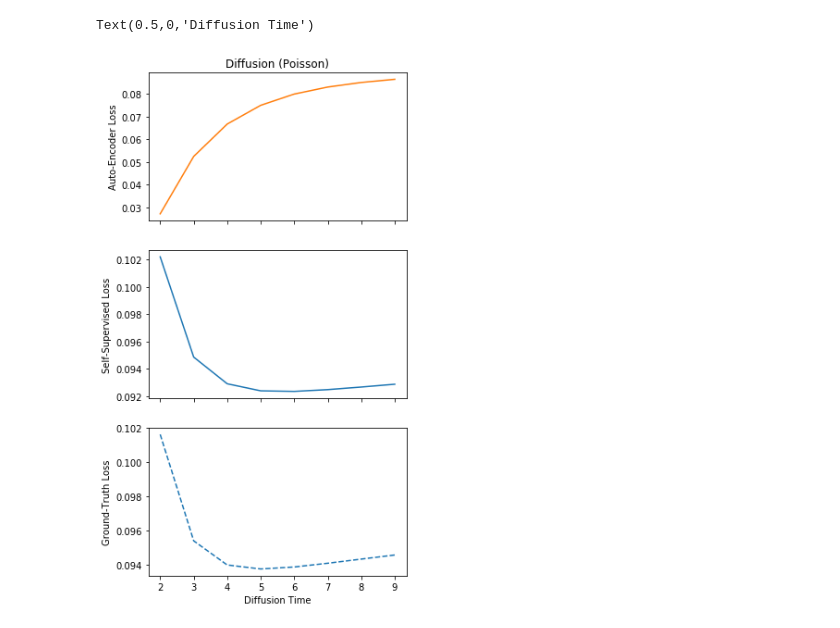
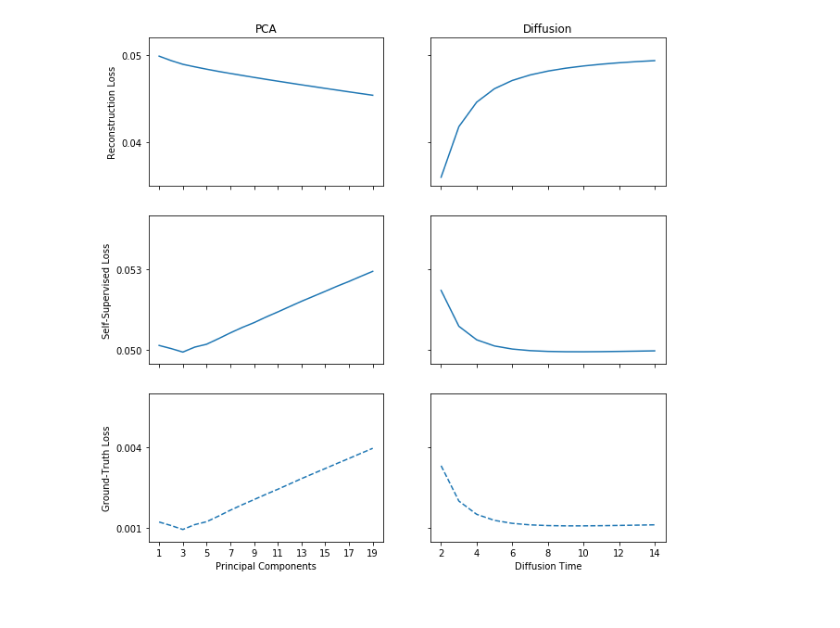
Before and after one commit to czbiohub-sf/molecular-cross-validation, a Jupyter notebook: src/noise2self_sc/Figure-Losses.ipynb, the cells around one changed output. Drawn from its saved outputs; the diff is of its cells as text; code cells hidden in the pictures.

```diff
--- a/src/noise2self_sc/Figure-Losses.ipynb
+++ b/src/noise2self_sc/Figure-Losses.ipynb
@@ -223,17 +85,38 @@ array([ 0.02330664,  0.00458014,  0.00058607, -0.00057283, -0.00112458,
-# %%
-f, (ax0, ax1, ax2) = plt.subplots(3, 1, sharex=True, figsize=(5, 10))
-
-init_time = 2
-
-ax0.plot(t_range[init_time:], ae_loss_diffusion_poisson[init_time:], color = 'C1')
-ax0.set_title("Diffusion (Poisson)")
-ax0.set_ylabel('Auto-Encoder Loss')
-
-ax1.plot(t_range[init_time:], ss_loss_diffusion_poisson[init_time:])
-ax1.set_ylabel('Self-Supervised Loss')
-ax2.plot(t_range[init_time:], gt_loss_diffusion_poisson[init_time:], '--')
-ax2.set_ylabel('Ground-Truth Loss')
-ax2.set_xlabel('Diffusion Time')
-# %% [output]
-Text(0.5,0,'Diffusion Time')
-[figure, removed]
+# %%
+sim_pca_mse = results['sim_pca_mse']
+sim_diffusion_mse = results['sim_diffusion_mse']
+
+fig, ax = plt.subplots(3, 2, sharex = 'col', sharey='row', figsize=(10,10))
+
+k_range = sim_pca_mse['param_range']
+ax[0,0].plot(k_range, sim_pca_mse['re_loss'])
+ax[0,0].set_title("PCA")
+ax[0,0].set_ylabel('Reconstruction Loss')
+ax[0,0].set_yticks([0.04, 0.05])
+ax[0,0].set_ylim(0.035, 0.052)
+
+displacement = 0.049
+ax[1,0].plot(k_range, sim_pca_mse['ss_loss'])
+ax[1,0].set_ylabel('Self-Supervised Loss')
+ax[1,0].set_yticks([0.05, 0.053])
+ax[1,0].set_ylim(0.0495, 0.055)
+
+ax[2,0].plot(k_range, sim_pca_mse['gt_loss'], '--')
+ax[2,0].set_ylabel('Ground-Truth Loss')
+ax[2,0].set_xlabel('Principal Components')
+ax[2,0].set_xticks(np.arange(1,20, 2))
+ax[2,0].set_yticks([0.05 - displacement, 0.053 - displacement])
+ax[2,0].set_ylim(0.0495 - displacement, 0.055 - displacement)
+
+init_time = 2
+t_range = sim_diffusion_mse['param_range']
+ax[0,1].plot(t_range[init_time:], sim_diffusion_mse['re_loss'][init_time:])
+ax[0,1].set_title("Diffusion")
+
+ax[1,1].plot(t_range[init_time:], sim_diffusion_mse['ss_loss'][init_time:])
+ax[2,1].plot(t_range[init_time:], sim_diffusion_mse['gt_loss'][init_time:], '--')
+ax[2,1].set_xlabel('Diffusion Time')
+
+plt.savefig('figures/sim_mse.svg')
+# %% [output]
+[figure, added]
```
Also changed, not shown: parts of 37 cells of this notebook, 1 other file.
